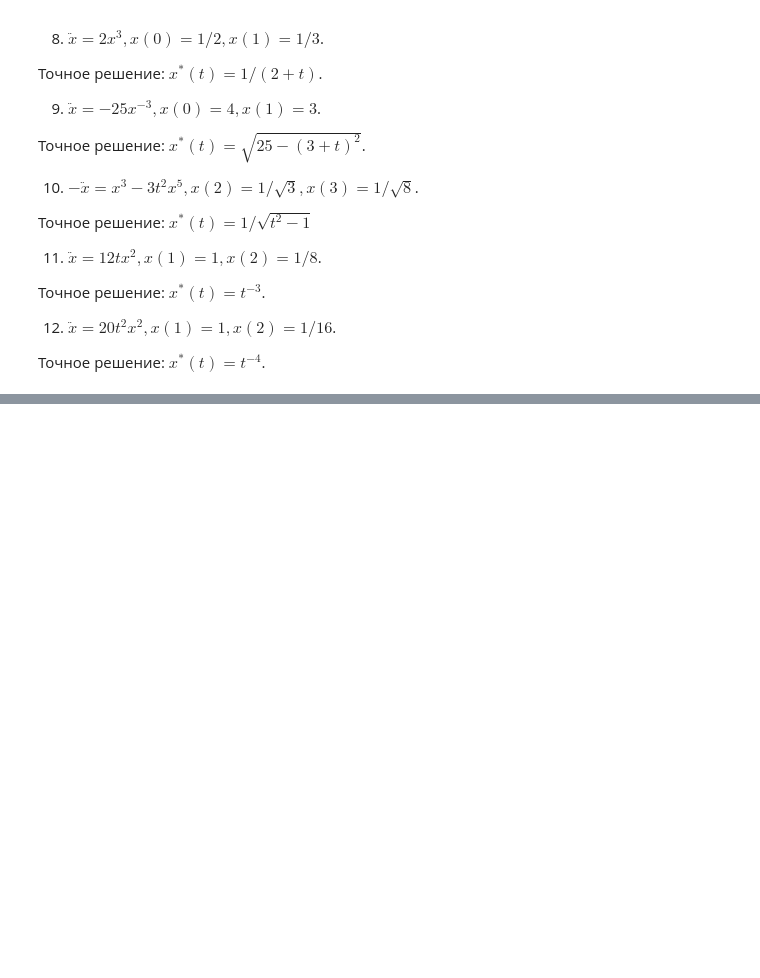
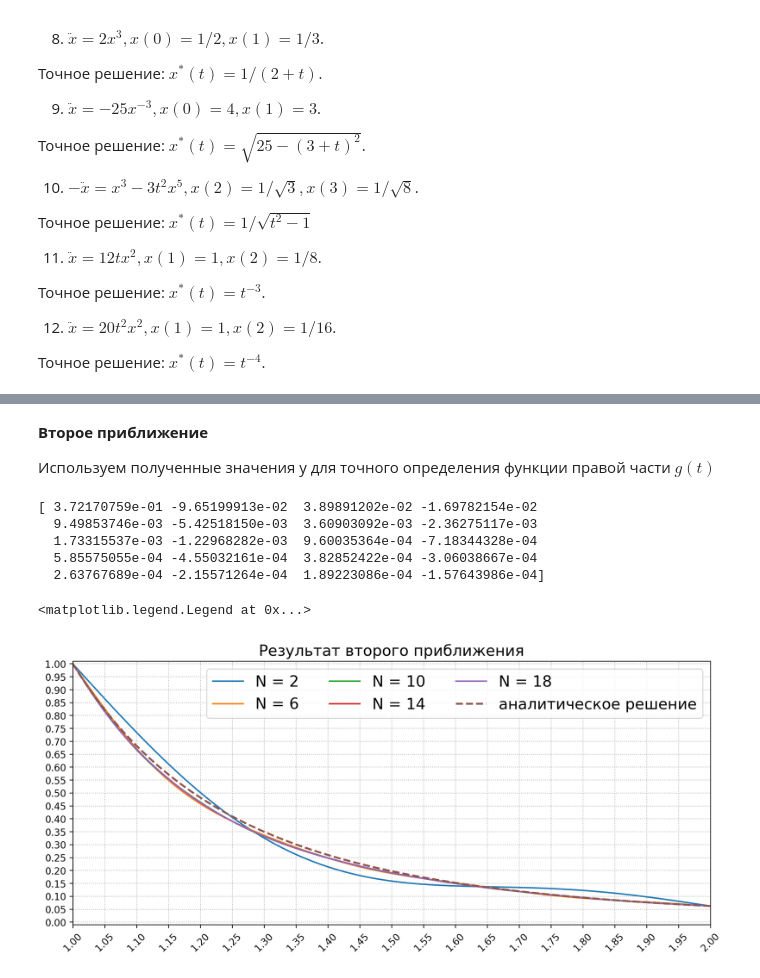
Before and after one commit to ShmakovVladimir/Computational_mathematics_second_sem, a Jupyter notebook: part_2/hw7/Краевые задачи семинар.ipynb, the cells around one changed output, grey strips where cells are left out. Drawn from its saved outputs; the diff is of its cells as text; code cells hidden in the pictures; blank space fills up the shorter version.

```diff
--- a/part_2/hw7/Краевые задачи семинар.ipynb
+++ b/part_2/hw7/Краевые задачи семинар.ipynb
@@ -730,0 +909,51 @@ $$
+# %% [markdown]
+__Второе приближение__
+
+Используем полученные значения y для точного определения функции правой части $g(t)$
+# %%
+y_f = interp1d(time, y)
+g_1 = lambda t: 2 * np.power(t, 2) * y_f(t) * (31 - 15 * t) / 4 - 20 * np.power(t * y_f(t), 2) + g_0(t)
+
+
+def right_integrand(j, t):
+    quadratic  = lambda i: -p(t) * np.power((np.pi * i), 2) * np.sin(np.pi * i * t)
+    linear = lambda i: q(t) * np.pi * i * np.cos(np.pi * i * t)
+    constant = lambda i: r(t) * np.sin(np.pi * i * t)
+    return (quadratic(j) + linear(j) + constant(j)) * g_1(t)
+
+def right_vector_element(j):
+    f = lambda t: right_integrand(j, t)
+    return integrate.quad(f, a, b, maxp1=1000)[0]
+
+right_part_vector = np.array([right_vector_element(j) for j in indecies])
+cff = np.linalg.solve(system_matrix, right_part_vector)
+time = np.linspace(1, 2, 10000, endpoint = True)
+y_2 = np.sum(np.sin(np.pi * time * indecies[:, np.newaxis]) * cff[:, np.newaxis],
+           axis = 0)
+x = y_2 + x_0(time)
+# %%
+print(cff)
+# %% [output]
+[ 3.72170759e-01 -9.65199913e-02  3.89891202e-02 -1.69782154e-02
+  9.49853746e-03 -5.42518150e-03  3.60903092e-03 -2.36275117e-03
+  1.73315537e-03 -1.22968282e-03  9.60035364e-04 -7.18344328e-04
+  5.85575055e-04 -4.55032161e-04  3.82852422e-04 -3.06038667e-04
+  2.63767689e-04 -2.15571264e-04  1.89223086e-04 -1.57643986e-04]
+# %%
+plt.figure(figsize = (12, 5), dpi = 200)
+for N_end in np.arange(2, 22 , 4):
+    y_2 = np.sum(np.sin(np.pi * time * indecies[:N_end, np.newaxis]) * cff[:N_end, np.newaxis],
+           axis = 0)
+    x = y_2 + x_0(time)
+    plt.plot(time, x, label = f'N = {N_end}')
+plt.plot(time, np.power(1 / time, 4), label = 'аналитическое решение', linewidth = 2, linestyle = '--')
+plt.xticks(np.arange(1, 3, 0.05), rotation = 45)
+plt.yticks(np.arange(0,2, 0.05))
+plt.grid(ls = ":")
+plt.xlim(1, 2)
+plt.ylim(-0.01, 1.01)
+plt.title("Результат второго приближения", fontsize = 16)
+plt.legend(fontsize = 16, ncols = 3)
+# %% [output]
+<matplotlib.legend.Legend at 0x...>
+[figure, added]
```
Also changed, not shown: parts of 9 cells of this notebook, 2 other files.
